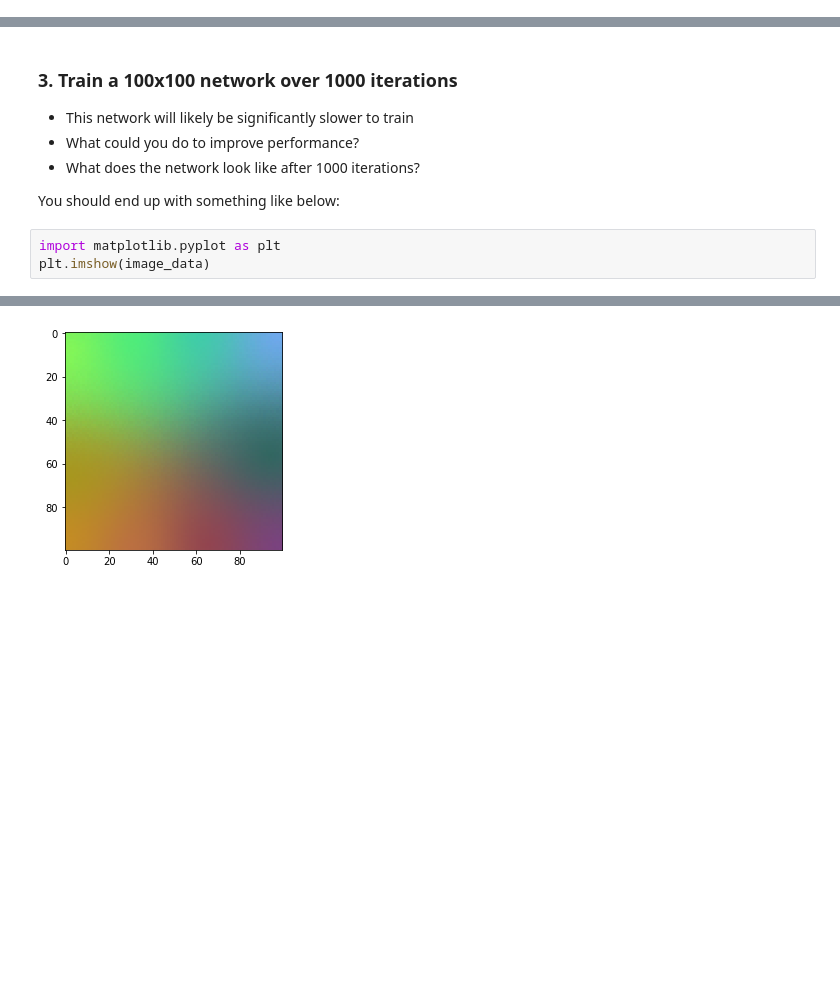
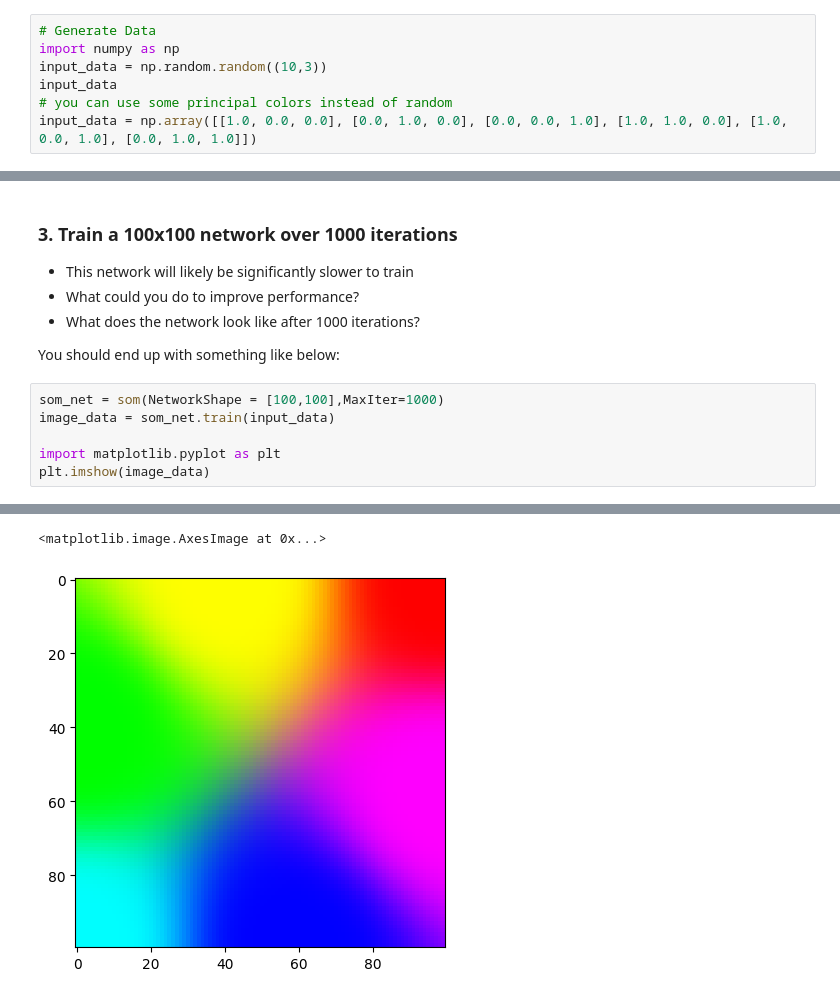
Before and after one commit to drb3hn4m/som_project, a Jupyter notebook: kohonen.ipynb, the cells around one changed output, grey strips where cells are left out. Drawn from its saved outputs; the diff is of its cells as text; blank space fills up the shorter version.

```diff
--- a/kohonen.ipynb
+++ b/kohonen.ipynb
@@ -133,3 +117,10 @@ array([[ 0.06623834,  0.41323115,  0.5055075 ],
+# %%
+# Generate Data
+import numpy as np
+input_data = np.random.random((10,3))
+input_data
+# you can use some principal colors instead of random
+input_data = np.array([[1.0, 0.0, 0.0], [0.0, 1.0, 0.0], [0.0, 0.0, 1.0], [1.0, 1.0, 0.0], [1.0, 0.0, 1.0], [0.0, 1.0, 1.0]])
 # %% [markdown]
 ### 1. Implement a Kohonen network
 - Use the above description to implement a Kohonen network
@@ -161,6 +165,9 @@ plt.imshow(image_data)
 
 You should end up with something like below:
 # %%
+som_net = som(NetworkShape = [100,100],MaxIter=1000)
+image_data = som_net.train(input_data)
+
 import matplotlib.pyplot as plt
 plt.imshow(image_data)
 # %% [output]
@@ -168 +176,2 @@ plt.imshow(image_data)
+<matplotlib.image.AxesImage at 0x...>
-[figure, old version]
+[figure, new version]
```
Also changed, not shown: parts of 5 cells of this notebook, 2 other files.
